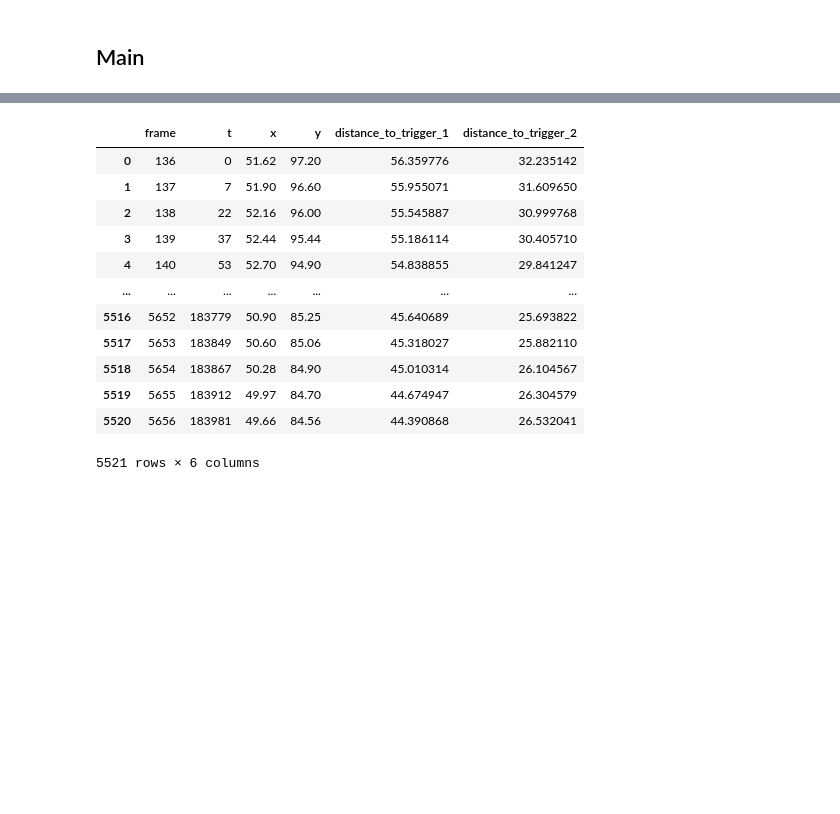
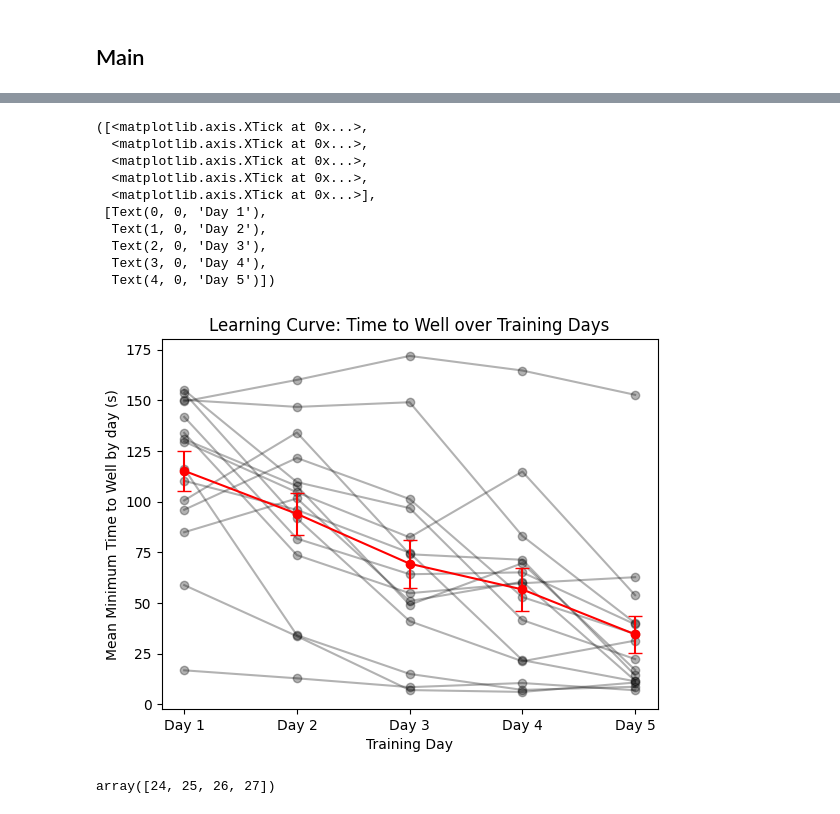
Before and after one commit to Koushouu/Cheeseboard, a Jupyter notebook: exploratory/cyh_basic_measurements.ipynb, the cells around one changed output, grey strips where cells are left out. Saved outputs shown, nothing was run; the diff lists cells and outputs as text; code cells hidden in the pictures; blank space fills up the shorter version.

```diff
--- a/exploratory/cyh_basic_measurements.ipynb
+++ b/exploratory/cyh_basic_measurements.ipynb
@@ -117,0 +151,10 @@ Text(0.5, 1.0, 'Animal Trajectory with Well Locations')
+# %%
+position_ = add_dist_to_trigger(position, triggerLoc)
+trigger_num = len(triggerLoc)
+dfs = []
+for i in range(trigger_num):
+    df_trigger_interaction = get_interaction_with_trigger_df(position_, 8, ti = i+1)
+    df_trigger_interaction["trigger_id"] = i + 1
+    dfs.append(df_trigger_interaction)
+df_all_triggers = pd.concat(dfs, ignore_index=True)
+df_all_triggers
@@ -121,21 +252,46 @@ position_ = add_dist_to_trigger(position, triggerLoc)
-# %%
-position_
-# %% [output]
-|  | frame | t | x | y | distance_to_trigger_1 | distance_to_trigger_2 |
-| 0 | 136 | 0 | 51.62 | 97.20 | 56.359776 | 32.235142 |
-| 1 | 137 | 7 | 51.90 | 96.60 | 55.955071 | 31.609650 |
-| 2 | 138 | 22 | 52.16 | 96.00 | 55.545887 | 30.999768 |
-| 3 | 139 | 37 | 52.44 | 95.44 | 55.186114 | 30.405710 |
-| 4 | 140 | 53 | 52.70 | 94.90 | 54.838855 | 29.841247 |
-| ... | ... | ... | ... | ... | ... | ... |
-| 5516 | 5652 | 183779 | 50.90 | 85.25 | 45.640689 | 25.693822 |
-| 5517 | 5653 | 183849 | 50.60 | 85.06 | 45.318027 | 25.882110 |
-| 5518 | 5654 | 183867 | 50.28 | 84.90 | 45.010314 | 26.104567 |
-| 5519 | 5655 | 183912 | 49.97 | 84.70 | 44.674947 | 26.304579 |
-| 5520 | 5656 | 183981 | 49.66 | 84.56 | 44.390868 | 26.532041 |
-5521 rows × 6 columns
+# %%
+metadata_L = metadata[
+    (metadata['trial_type'] == 'L') &
+    (metadata['genotype'] == 'ChR2')
+    ].reset_index(drop=True)
+
+#
+
+performance_mat = []
+for sub in metadata_L['sub'].unique():
+    metadata_L_A = metadata_L[metadata_L['sub'] == sub]#.reset_index(drop=True)
+    mean_performance_by_day = metadata_L_A.groupby('trial_type_day')['t_to_trigger'].mean().values
+    if len(mean_performance_by_day)!=5:
+        continue
+    performance_mat.append(mean_performance_by_day)
+    plt.plot(range(0,5), mean_performance_by_day/1000, '-o',color='k', alpha=0.3)
+
+performance_mat = np.vstack(performance_mat)
+# Get the mean and standard error across subjects
+mean_performance = np.nanmean(performance_mat, axis=0)
+sem_performance = np.nanstd(performance_mat, axis=0) / np.sqrt(performance_mat.shape[0])
+plt.errorbar(range(0,5), mean_performance/1000, yerr=sem_performance/1000, fmt='-o', color='r', capsize=5)
+plt.xlabel('Training Day')
+plt.ylabel('Mean Minimum Time to Well by day (s)')
+plt.title('Learning Curve: Time to Well over Training Days')
+
+plt.xticks(range(0,5), labels=['Day 1', 'Day 2', 'Day 3', 'Day 4', 'Day 5'])
+# %% [output]
+([<matplotlib.axis.XTick at 0x...>,
+  <matplotlib.axis.XTick at 0x...>,
+  <matplotlib.axis.XTick at 0x...>,
+  <matplotlib.axis.XTick at 0x...>,
+  <matplotlib.axis.XTick at 0x...>],
+ [Text(0, 0, 'Day 1'),
+  Text(1, 0, 'Day 2'),
+  Text(2, 0, 'Day 3'),
+  Text(3, 0, 'Day 4'),
+  Text(4, 0, 'Day 5')])
+[figure, added]
 # %%
-k = compute_well_behav_metrics_all(x_loc, y_loc, well_coords)
+metadata_L['sub'].unique()
+# %% [output]
+array([24, 25, 26, 27])
 # %%
 
 cheeseboardMap = util.load_cheeseboard_map()
```
Also changed, not shown: parts of 14 cells of this notebook.
